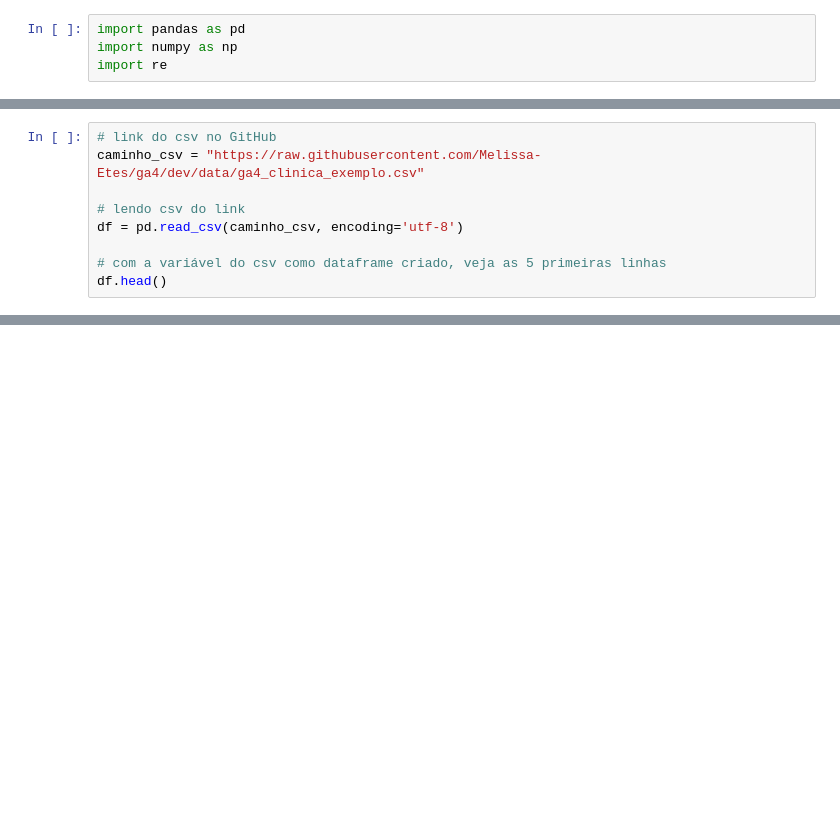
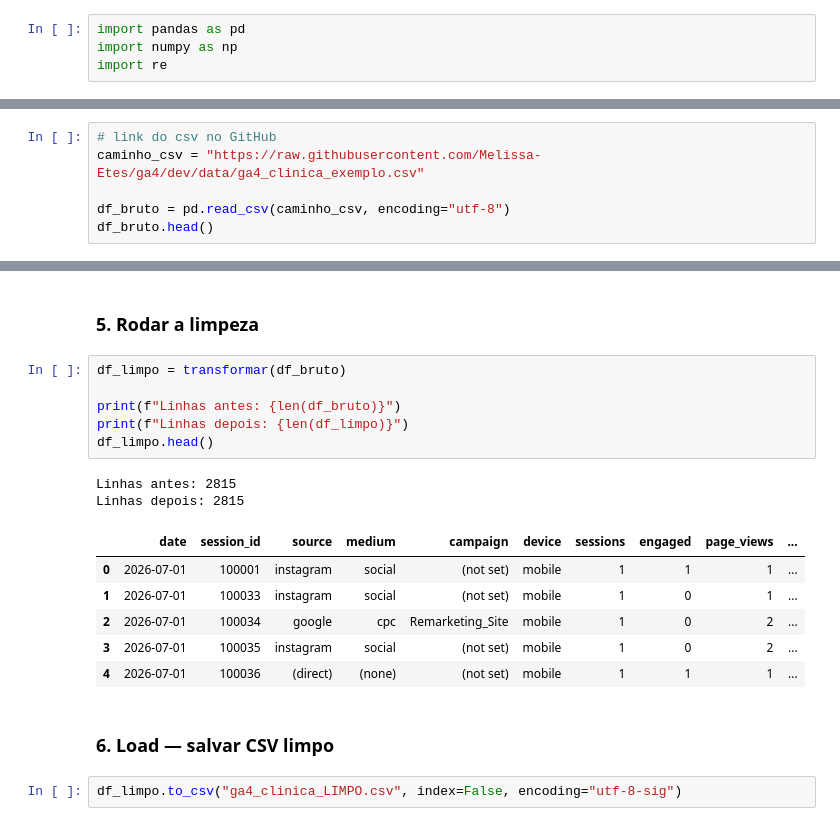
Before and after one commit to Melissa-Etes/ga4, a Jupyter notebook: ETL.ipynb, the cells around one changed output, grey strips where cells are left out. Cells and saved outputs as stored; diff of their text form; blank space fills up the shorter version.

```diff
--- a/ETL.ipynb
+++ b/ETL.ipynb
@@ -17,11 +26,8 @@ import re
 # link do csv no GitHub
 caminho_csv = "https://raw.githubusercontent.com/Melissa-Etes/ga4/dev/data/ga4_clinica_exemplo.csv"
 
-# lendo csv do link
-df = pd.read_csv(caminho_csv, encoding='utf-8')
-
-# com a variável do csv como dataframe criado, veja as 5 primeiras linhas
-df.head()
+df_bruto = pd.read_csv(caminho_csv, encoding="utf-8")
+df_bruto.head()
 # %% [output]
 |  | date | session_id | source | medium | campaign | device_category | sessions | engaged_sessions | ... |
 | 0 | 2026-07-01 | 100001 | instagram | social | (not set) | mobile | 1 | 1 | ... |
@@ -31,0 +165,21 @@ df.head()
+# %% [markdown]
+### 5. Rodar a limpeza
+# %%
+df_limpo = transformar(df_bruto)
+
+print(f"Linhas antes: {len(df_bruto)}")
+print(f"Linhas depois: {len(df_limpo)}")
+df_limpo.head()
+# %% [output]
+Linhas antes: 2815
+Linhas depois: 2815
+|  | date | session_id | source | medium | campaign | device | sessions | engaged | page_views | ... |
+| 0 | 2026-07-01 | 100001 | instagram | social | (not set) | mobile | 1 | 1 | 1 | ... |
+| 1 | 2026-07-01 | 100033 | instagram | social | (not set) | mobile | 1 | 0 | 1 | ... |
+| 2 | 2026-07-01 | 100034 | google | cpc | Remarketing_Site | mobile | 1 | 0 | 2 | ... |
+| 3 | 2026-07-01 | 100035 | instagram | social | (not set) | mobile | 1 | 0 | 2 | ... |
+| 4 | 2026-07-01 | 100036 | (direct) | (none) | (not set) | mobile | 1 | 1 | 1 | ... |
+# %% [markdown]
+### 6. Load — salvar CSV limpo
+# %%
+df_limpo.to_csv("ga4_clinica_LIMPO.csv", index=False, encoding="utf-8-sig")
```
Also changed, not shown: parts of 14 cells of this notebook.
